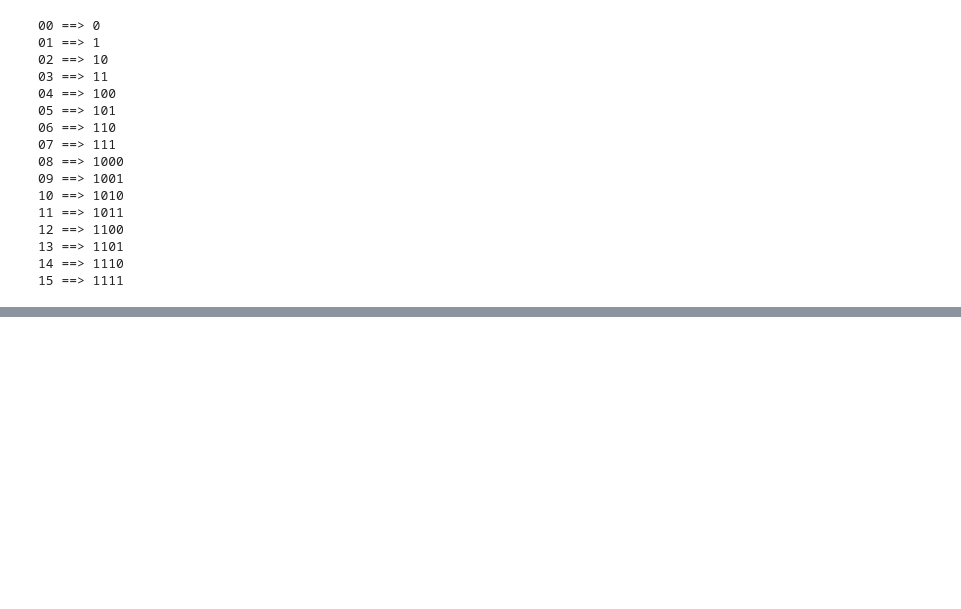
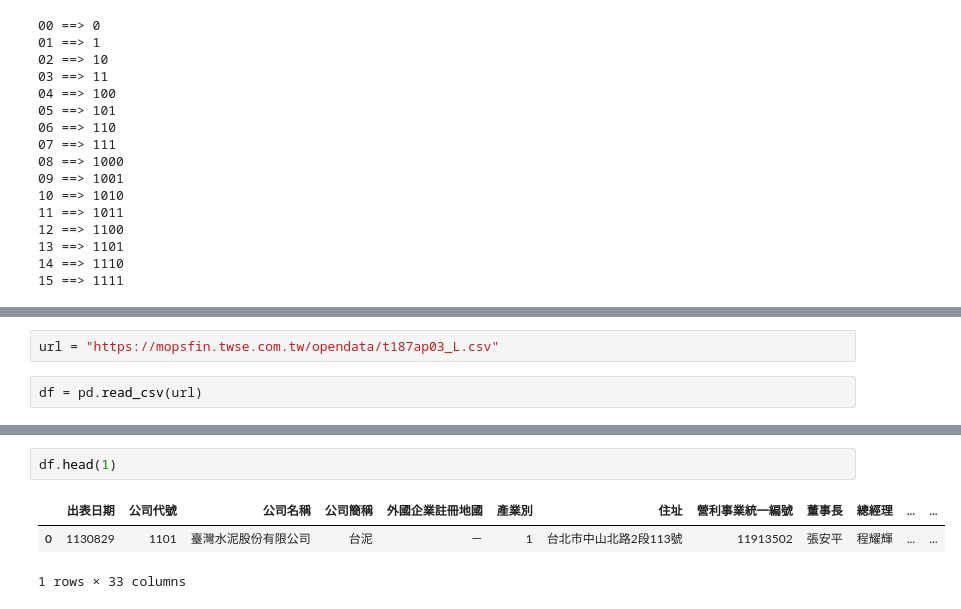
Before and after one commit to vcdemy/20240829, a Jupyter notebook: 20240830筆記.ipynb, the cells around one changed output, grey strips where cells are left out. Saved outputs shown, nothing was run; the diff lists cells and outputs as text; blank space fills up the shorter version.

```diff
--- a/20240830筆記.ipynb
+++ b/20240830筆記.ipynb
@@ -1383,0 +1444,4 @@ for i in range(16):
+# %%
+url = "https://mopsfin.twse.com.tw/opendata/t187ap03_L.csv"
+# %%
+df = pd.read_csv(url)
@@ -1383,0 +1468,6 @@ for i in range(16):
+# %%
+df.head(1)
+# %% [output]
+|  | 出表日期 | 公司代號 | 公司名稱 | 公司簡稱 | 外國企業註冊地國 | 產業別 | 住址 | 營利事業統一編號 | 董事長 | 總經理 | ... | ... |
+| 0 | 1130829 | 1101 | 臺灣水泥股份有限公司 | 台泥 | － | 1 | 台北市中山北路2段113號 | 11913502 | 張安平 | 程耀輝 | ... | ... |
+1 rows × 33 columns
```
Also changed, not shown: parts of 9 cells of this notebook.
